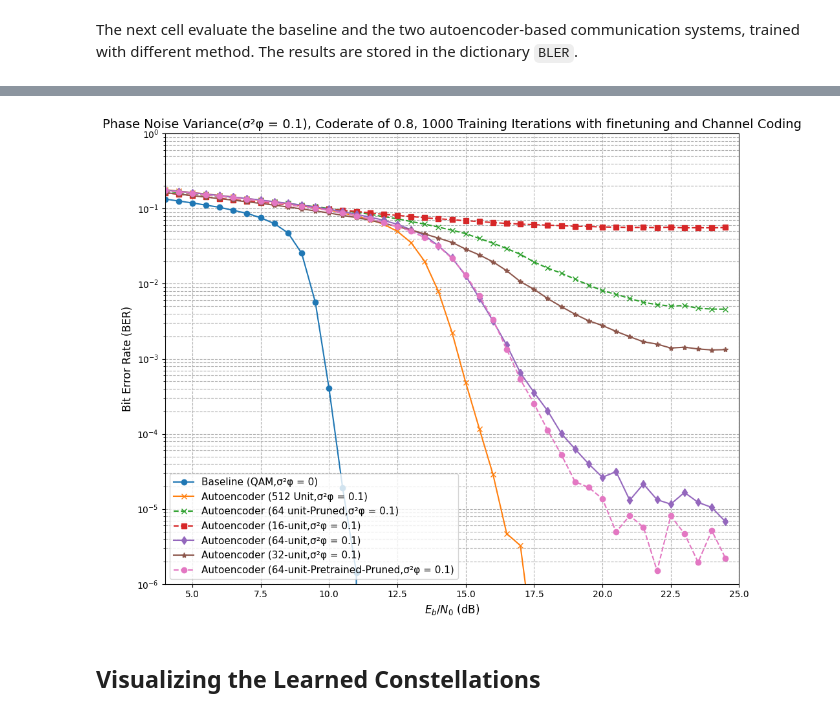
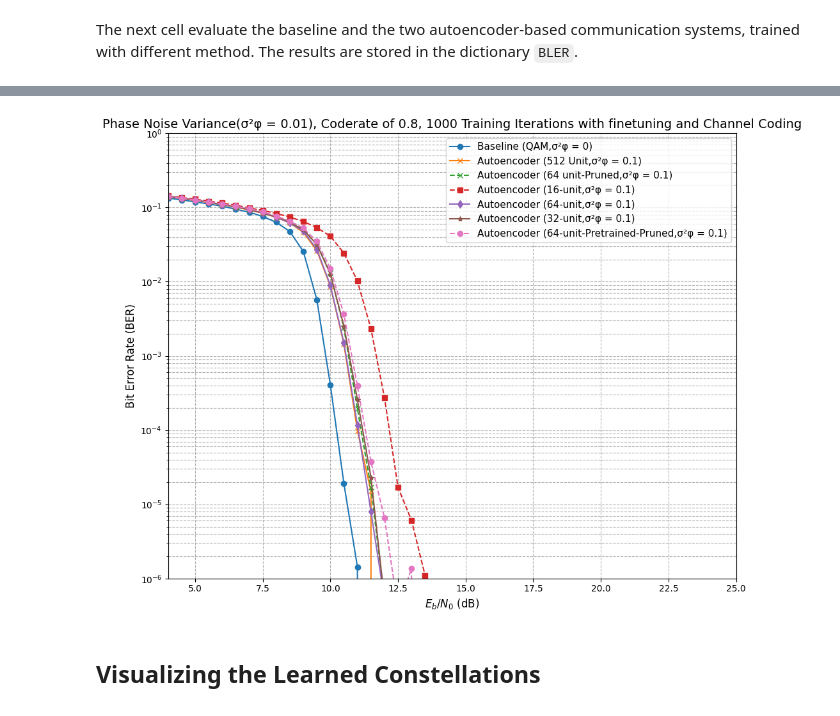
Before and after one commit to Joboreh97/Codes-that-function, a Jupyter notebook: tutorials/phy/2_epochs_0.8coderate_0.01phasenoise_1000batches_finetuning.ipynb, the cells around one changed output, grey strips where cells are left out. Drawn from its saved outputs; the diff is of its cells as text; code cells hidden in the pictures.

```diff
--- a/tutorials/phy/2_epochs_0.8coderate_0.01phasenoise_1000batches_finetuning.ipynb
+++ b/tutorials/phy/2_epochs_0.8coderate_0.01phasenoise_1000batches_finetuning.ipynb
@@ -556,7 +556,7 @@ class E2ESystemConventionalTraining(tf.keras.Model):
 
         x = self._mapper(c)
         #x_awgn = self._channel(x, no)
-        sigma_phi = tf.fill([batch_size, 1], 0.316)
+        sigma_phi = tf.fill([batch_size, 1], 0.1)
         x_phase_noisy = self._phase_noise((x, sigma_phi))
 
         #x_phase_noisy = self._phase_noise((x, sigma_phi))
@@ -1216,35 +1216,35 @@ plt.figure(figsize=(10, 8))
 plt.semilogy(ebno_dbs, BER['baseline'], 'o-', color='C0', label='Baseline (QAM,σ²φ = 0)')
 
 # Autoencoder (conventional training)
 plt.semilogy(ebno_dbs, BER['autoencoder-conv'], 'x-', color='C1', label='Autoencoder (512 Unit,σ²φ = 0.1)')
 
 # Autoencoder (QAT-trained)
 plt.semilogy(ebno_dbs, BER['autoencoder-pruned'], 'x--', color='C2', label='Autoencoder (64 unit-Pruned,σ²φ = 0.1)')
 
 # Autoencoder (Post-Training Quantized)
 plt.semilogy(ebno_dbs, BER['autoencoder-16unit'], 's--', color='C3', label='Autoencoder (16-unit,σ²φ = 0.1)')
 
 # Update your plot to include the 64-unit results
 plt.semilogy(ebno_dbs, BER['autoencoder-64unit'], 'd-', color='C4', label='Autoencoder (64-unit,σ²φ = 0.1)')
 
 # Update your plot to include the 32-unit results
 plt.semilogy(ebno_dbs, BER['autoencoder-32unit'], '*-', color='C5', label='Autoencoder (32-unit,σ²φ = 0.1)')
 
 plt.semilogy(ebno_dbs, BER['autoencoder-pruned-from-pretrained'], 'o--', color='C6', label='Autoencoder (64-unit-Pretrained-Pruned,σ²φ = 0.1)')
 
 # plt.semilogy(ebno_dbs, BER['autoencoder-pruned-oneshot'], 'x--', color='C7', label='Autoencoder (64-unit-Oneshot-Pruned,σ²φ = 0.1)')
 
 plt.xlabel(r"$E_b/N_0$ (dB)", fontsize=12)
 plt.ylabel("Bit Error Rate (BER)", fontsize=12)
-plt.title("Phase Noise Variance(σ²φ = 0.1), Coderate of 0.8, 1000 Training Iterations with finetuning and Channel Coding", fontsize=14)
+plt.title("Phase Noise Variance(σ²φ = 0.01), Coderate of 0.8, 1000 Training Iterations with finetuning and Channel Coding", fontsize=14)
 plt.grid(True, which="both", linestyle='--', linewidth=0.8)
 plt.ylim((1e-6, 1.0))
 plt.xlim((ebno_db_min, ebno_db_max))
 plt.legend(fontsize=11)
 plt.tight_layout()
 plt.show()
 # %% [output]
-[figure, old version]
+[figure, new version]
 # %%
 # print("Quantized model evaluation:")
 # for layer in model_quantized.layers:
```
Also changed, not shown: parts of 5 cells of this notebook.
